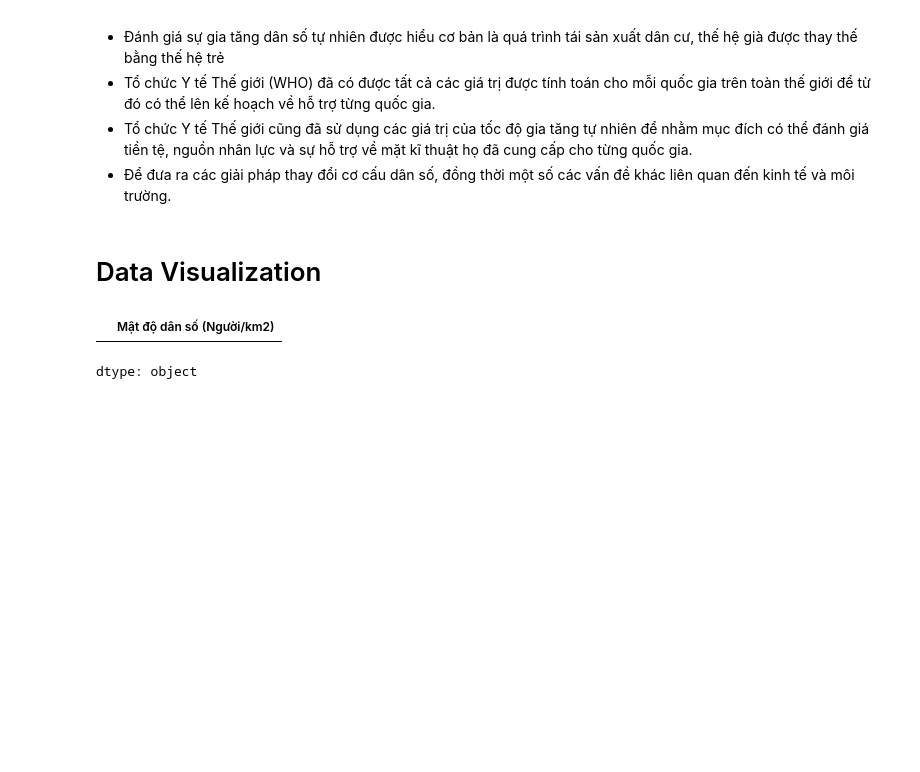
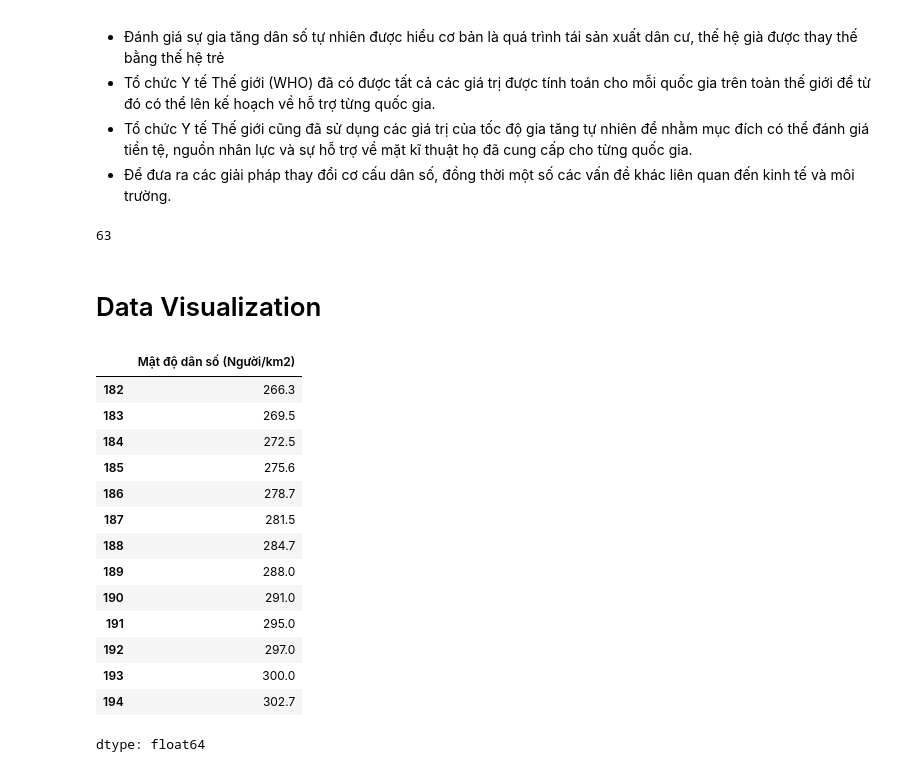
Before and after one commit to chopcolate/CSC14119-Intro2DataScience, a Jupyter notebook: Code.ipynb, the cells around one changed output. Saved outputs shown, nothing was run; the diff lists cells and outputs as text; code cells hidden in the pictures; blank space fills up the shorter version.

```diff
--- a/Code.ipynb
+++ b/Code.ipynb
@@ -124,6 +125,8 @@ df = df.applymap(lambda x: x.title() if isinstance(x, str) else x)
 data_pivot = data_pivot.applymap(lambda x: x.title() if isinstance(x, str) else x)
 # %%
 final_df = pd.merge(df, data_pivot, left_on=['Địa phương', 'Năm'], right_on=['Địa phương', 'Năm'], how='left')
+final_df = final_df.applymap(lambda x: str(x).replace(',', '.') if isinstance(x, str) else x)
+final_df = final_df.apply(pd.to_numeric, errors='ignore')
 final_df
 # %% [output]
 |  | Địa phương | Năm | Diện tích(Km2) | Dân số trung bình (Nghìn người) | Mật độ dân số (Người/km2) | Tỷ lệ tăng tự nhiên | ... |
@@ -199,13 +212,30 @@ Dataset gồm có 8 trường dữ liệu được lấy từ trang web
+# %%
+city_df['Địa phương'].nunique()
+# %% [output]
+63
 # %% [markdown]
 # Data Visualization
 # %%
 import matplotlib.pyplot as plt
 # %%
-sub_df = final_df[final_df['Địa phương'] == 'CẢ NƯỚC']
+vietnam_df = final_df[final_df['Địa phương'] == 'Cả Nước']
 # %%
-sub_df['Mật độ dân số (Người/km2)']
+vietnam_df['Mật độ dân số (Người/km2)']
 # %% [output]
 |  | Mật độ dân số (Người/km2) |
+| 182 | 266.3 |
+| 183 | 269.5 |
+| 184 | 272.5 |
+| 185 | 275.6 |
+| 186 | 278.7 |
+| 187 | 281.5 |
+| 188 | 284.7 |
+| 189 | 288.0 |
+| 190 | 291.0 |
+| 191 | 295.0 |
+| 192 | 297.0 |
+| 193 | 300.0 |
+| 194 | 302.7 |
-dtype: object
+dtype: float64
 # %%
 
```
Also changed, not shown: parts of 31 cells of this notebook, 1 other file.
